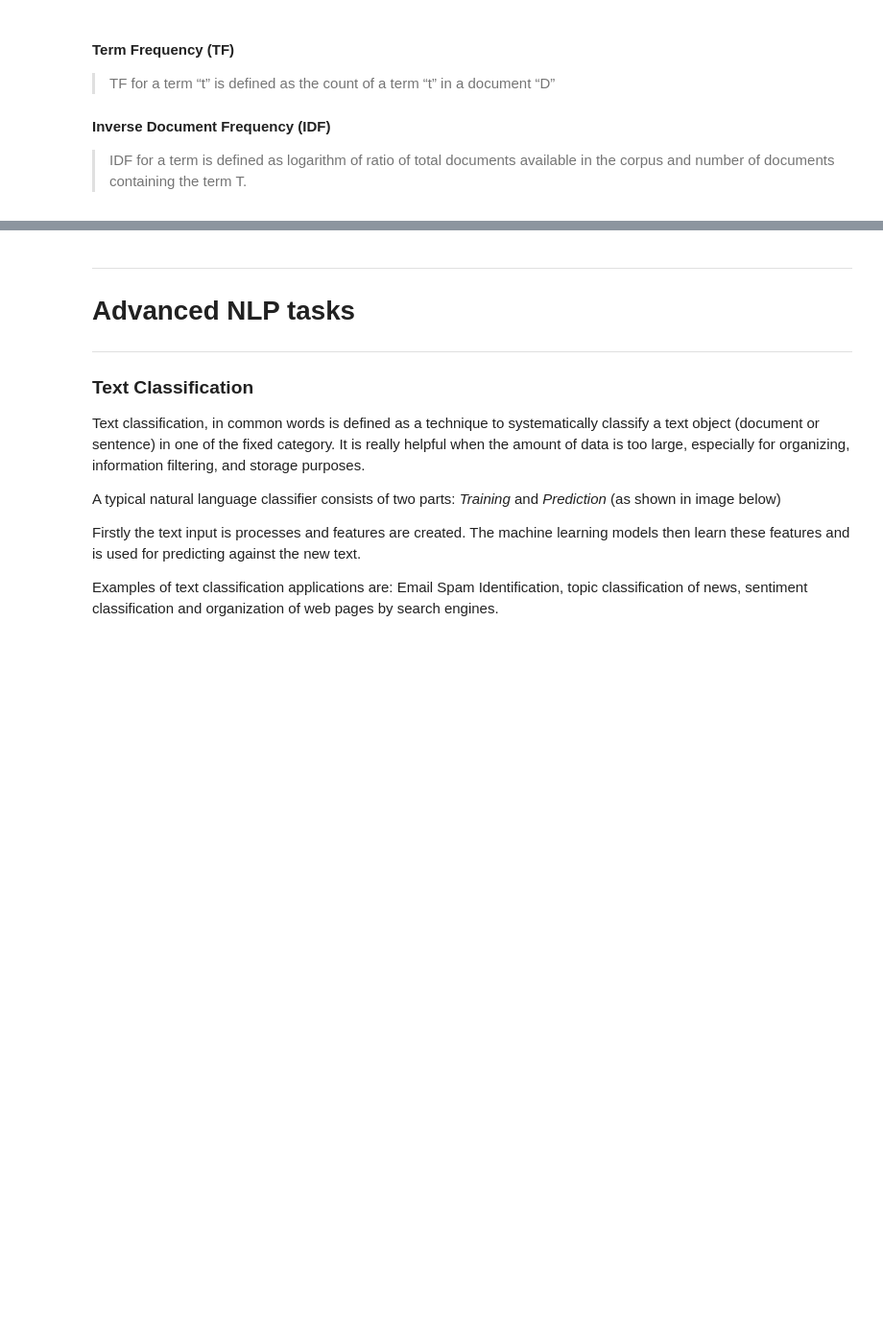
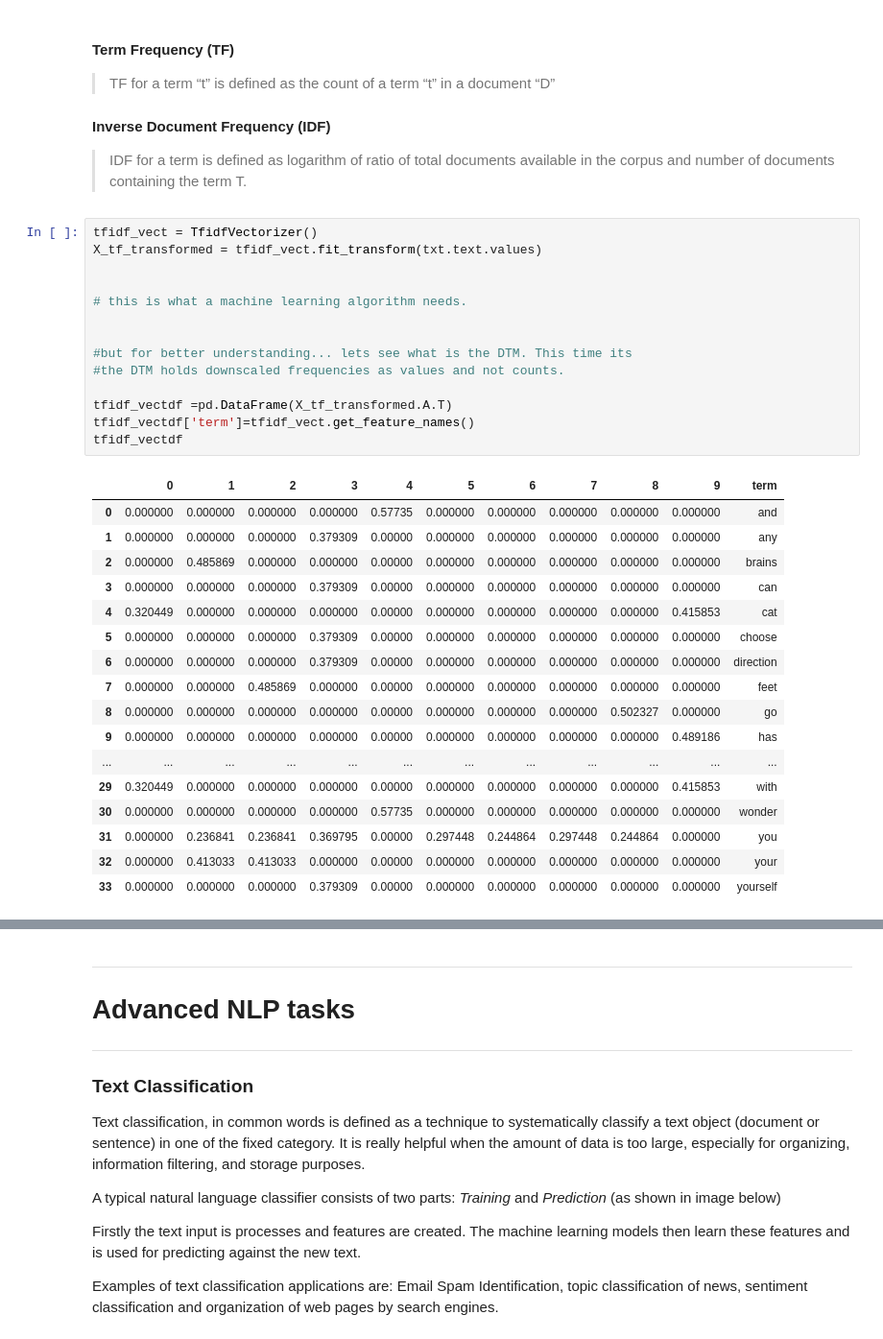
Before and after one commit to nlpforhealthcare18/nlpforhealthcare18.github.io, a Jupyter notebook: NLP_basics.ipynb, the cells around one changed output, grey strips where cells are left out. Shown: that part at 96% size. Cells and saved outputs as stored; diff of their text form; blank space fills up the shorter version.

```diff
--- a/NLP_basics.ipynb
+++ b/NLP_basics.ipynb
@@ -414,6 +850,38 @@ generate_ngrams('this is a sample text', 2)
 
 #### Inverse Document Frequency (IDF)
 > IDF for a term is defined as logarithm of ratio of total documents available in the corpus and number of documents  containing the term T.
+# %%
+tfidf_vect = TfidfVectorizer()
+X_tf_transformed = tfidf_vect.fit_transform(txt.text.values)
+
+
+# this is what a machine learning algorithm needs.
+
+
+#but for better understanding... lets see what is the DTM. This time its
+#the DTM holds downscaled frequencies as values and not counts.
+
+tfidf_vectdf =pd.DataFrame(X_tf_transformed.A.T)
+tfidf_vectdf['term']=tfidf_vect.get_feature_names()
+tfidf_vectdf
+# %% [output]
+|  | 0 | 1 | 2 | 3 | 4 | 5 | 6 | 7 | 8 | 9 | term |
+| 0 | 0.000000 | 0.000000 | 0.000000 | 0.000000 | 0.57735 | 0.000000 | 0.000000 | 0.000000 | 0.000000 | 0.000000 | and |
+| 1 | 0.000000 | 0.000000 | 0.000000 | 0.379309 | 0.00000 | 0.000000 | 0.000000 | 0.000000 | 0.000000 | 0.000000 | any |
+| 2 | 0.000000 | 0.485869 | 0.000000 | 0.000000 | 0.00000 | 0.000000 | 0.000000 | 0.000000 | 0.000000 | 0.000000 | brains |
+| 3 | 0.000000 | 0.000000 | 0.000000 | 0.379309 | 0.00000 | 0.000000 | 0.000000 | 0.000000 | 0.000000 | 0.000000 | can |
+| 4 | 0.320449 | 0.000000 | 0.000000 | 0.000000 | 0.00000 | 0.000000 | 0.000000 | 0.000000 | 0.000000 | 0.415853 | cat |
+| 5 | 0.000000 | 0.000000 | 0.000000 | 0.379309 | 0.00000 | 0.000000 | 0.000000 | 0.000000 | 0.000000 | 0.000000 | choose |
+| 6 | 0.000000 | 0.000000 | 0.000000 | 0.379309 | 0.00000 | 0.000000 | 0.000000 | 0.000000 | 0.000000 | 0.000000 | direction |
+| 7 | 0.000000 | 0.000000 | 0.485869 | 0.000000 | 0.00000 | 0.000000 | 0.000000 | 0.000000 | 0.000000 | 0.000000 | feet |
+| 8 | 0.000000 | 0.000000 | 0.000000 | 0.000000 | 0.00000 | 0.000000 | 0.000000 | 0.000000 | 0.502327 | 0.000000 | go |
+| 9 | 0.000000 | 0.000000 | 0.000000 | 0.000000 | 0.00000 | 0.000000 | 0.000000 | 0.000000 | 0.000000 | 0.489186 | has |
+| ... | ... | ... | ... | ... | ... | ... | ... | ... | ... | ... | ... |
+| 29 | 0.320449 | 0.000000 | 0.000000 | 0.000000 | 0.00000 | 0.000000 | 0.000000 | 0.000000 | 0.000000 | 0.415853 | with |
+| 30 | 0.000000 | 0.000000 | 0.000000 | 0.000000 | 0.57735 | 0.000000 | 0.000000 | 0.000000 | 0.000000 | 0.000000 | wonder |
+| 31 | 0.000000 | 0.236841 | 0.236841 | 0.369795 | 0.00000 | 0.297448 | 0.244864 | 0.297448 | 0.244864 | 0.000000 | you |
+| 32 | 0.000000 | 0.413033 | 0.413033 | 0.000000 | 0.00000 | 0.000000 | 0.000000 | 0.000000 | 0.000000 | 0.000000 | your |
+| 33 | 0.000000 | 0.000000 | 0.000000 | 0.379309 | 0.00000 | 0.000000 | 0.000000 | 0.000000 | 0.000000 | 0.000000 | yourself |
 # %%
 from sklearn.feature_extraction.text import TfidfVectorizer
 
```
Also changed, not shown: parts of 40 cells of this notebook.
